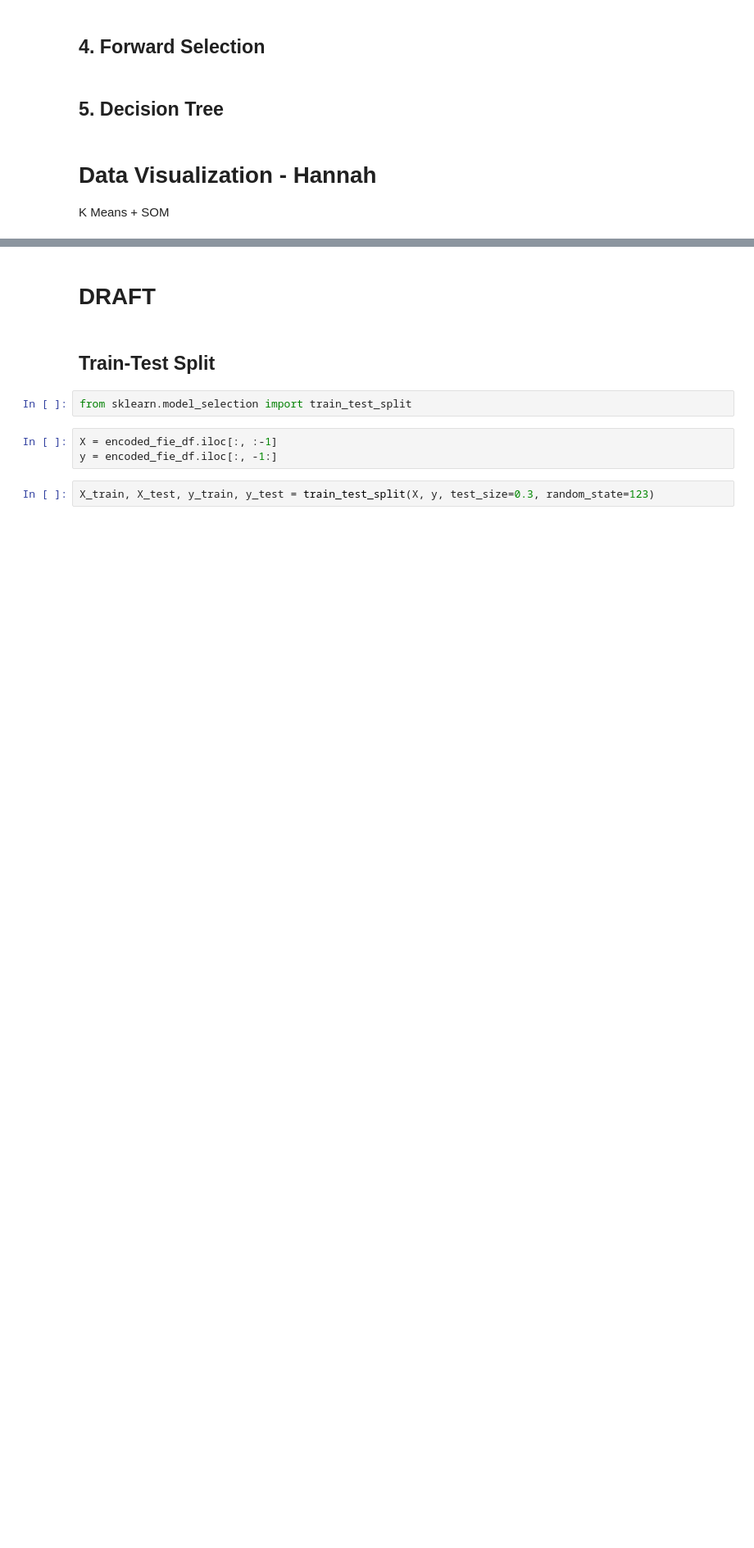
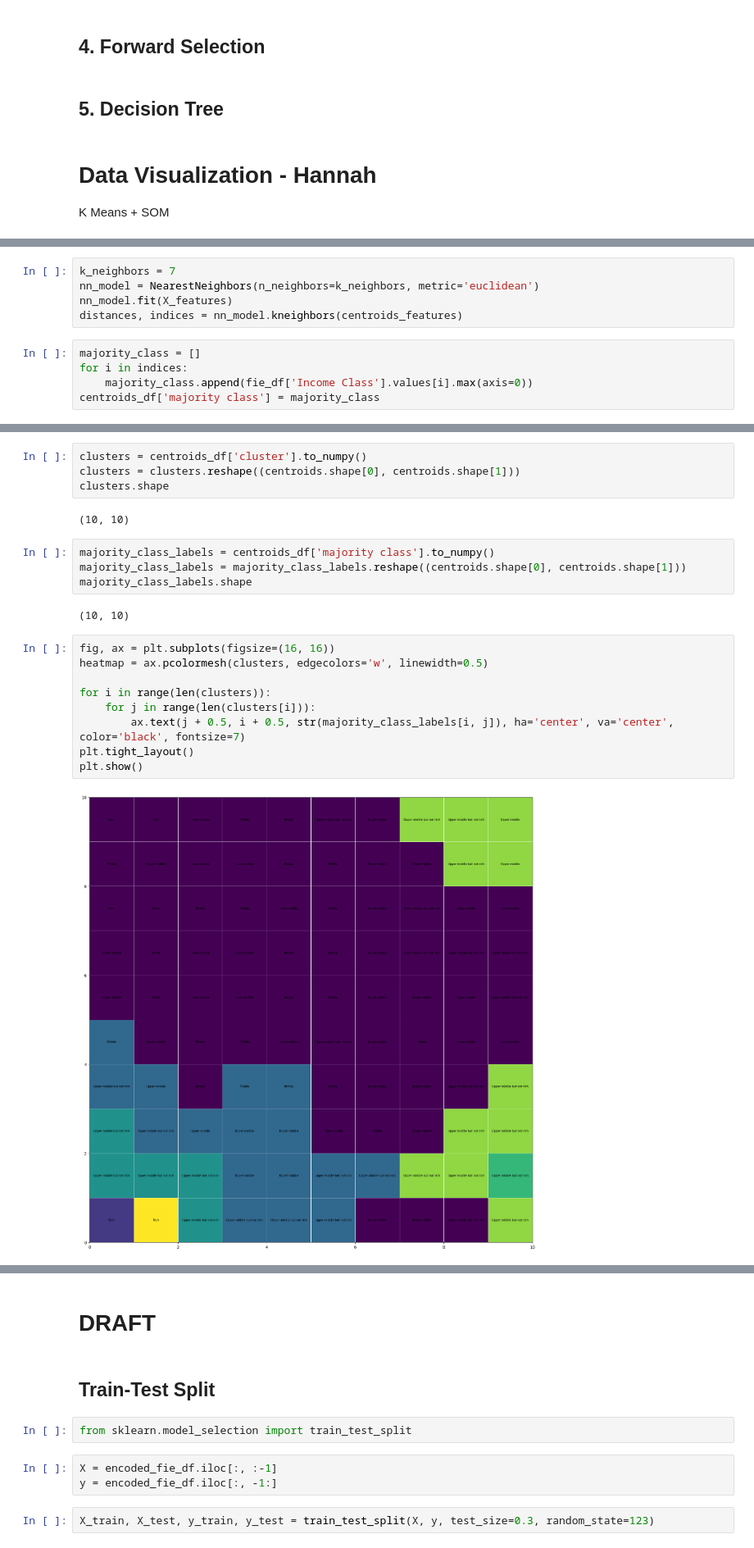
Before and after one commit to hannahrfong/CSC713M, a Jupyter notebook: Investigatory_Project.ipynb, the cells around one changed output, grey strips where cells are left out. Shown at 82% size. Drawn from its saved outputs; the diff is of its cells as text; blank space fills up the shorter version.

```diff
--- a/Investigatory_Project.ipynb
+++ b/Investigatory_Project.ipynb
@@ -1027,0 +1214,10 @@ K Means + SOM
+# %%
+k_neighbors = 7
+nn_model = NearestNeighbors(n_neighbors=k_neighbors, metric='euclidean')
+nn_model.fit(X_features)
+distances, indices = nn_model.kneighbors(centroids_features)
+# %%
+majority_class = []
+for i in indices:
+    majority_class.append(fie_df['Income Class'].values[i].max(axis=0))
+centroids_df['majority class'] = majority_class
@@ -1027,0 +1242,23 @@ K Means + SOM
+# %%
+clusters = centroids_df['cluster'].to_numpy()
+clusters = clusters.reshape((centroids.shape[0], centroids.shape[1]))
+clusters.shape
+# %% [output]
+(10, 10)
+# %%
+majority_class_labels = centroids_df['majority class'].to_numpy()
+majority_class_labels = majority_class_labels.reshape((centroids.shape[0], centroids.shape[1]))
+majority_class_labels.shape
+# %% [output]
+(10, 10)
+# %%
+fig, ax = plt.subplots(figsize=(16, 16))
+heatmap = ax.pcolormesh(clusters, edgecolors='w', linewidth=0.5)
+
+for i in range(len(clusters)):
+    for j in range(len(clusters[i])):
+        ax.text(j + 0.5, i + 0.5, str(majority_class_labels[i, j]), ha='center', va='center', color='black', fontsize=7)
+plt.tight_layout()
+plt.show()
+# %% [output]
+[figure, added]
```
Also changed, not shown: parts of 52 cells of this notebook.
